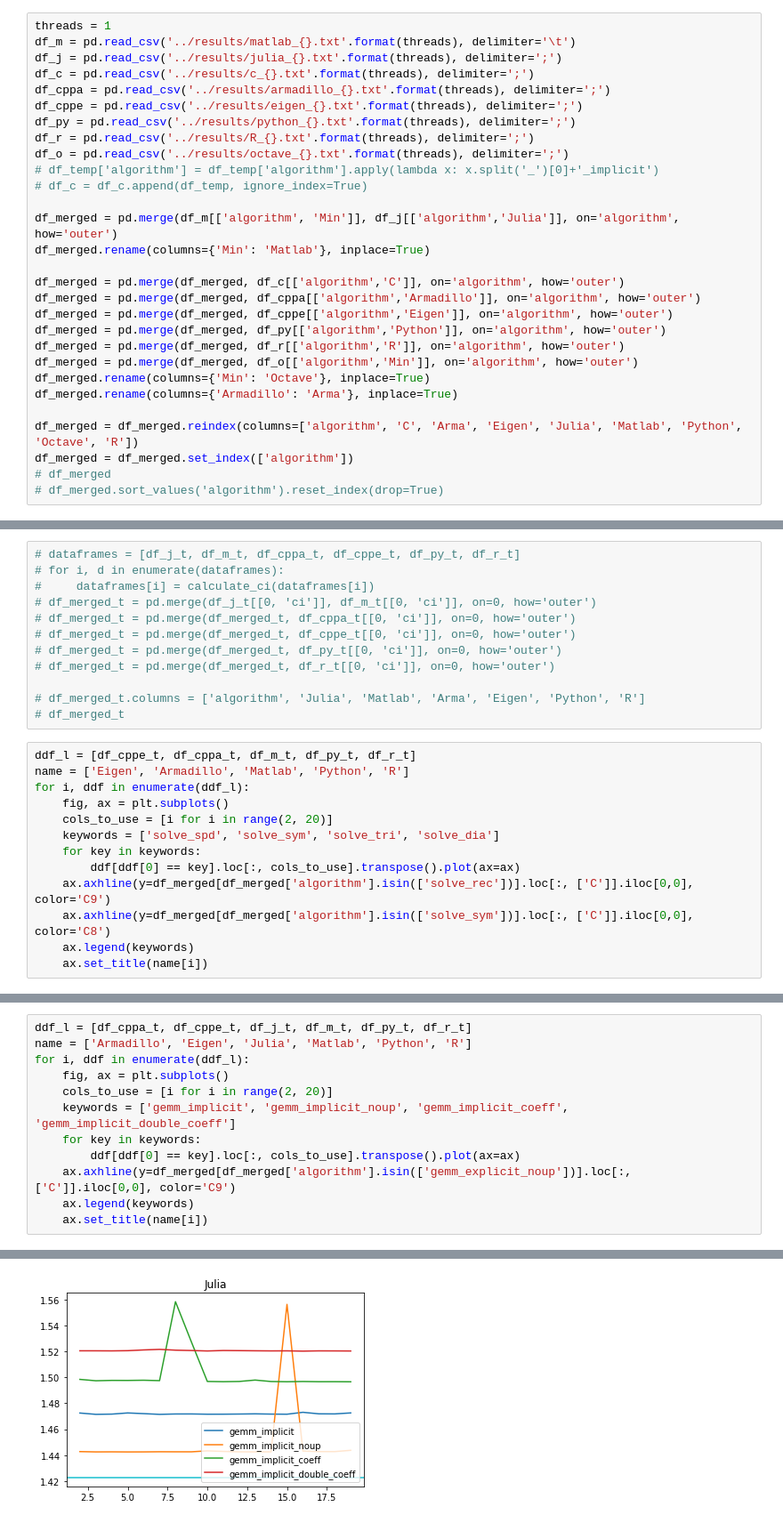
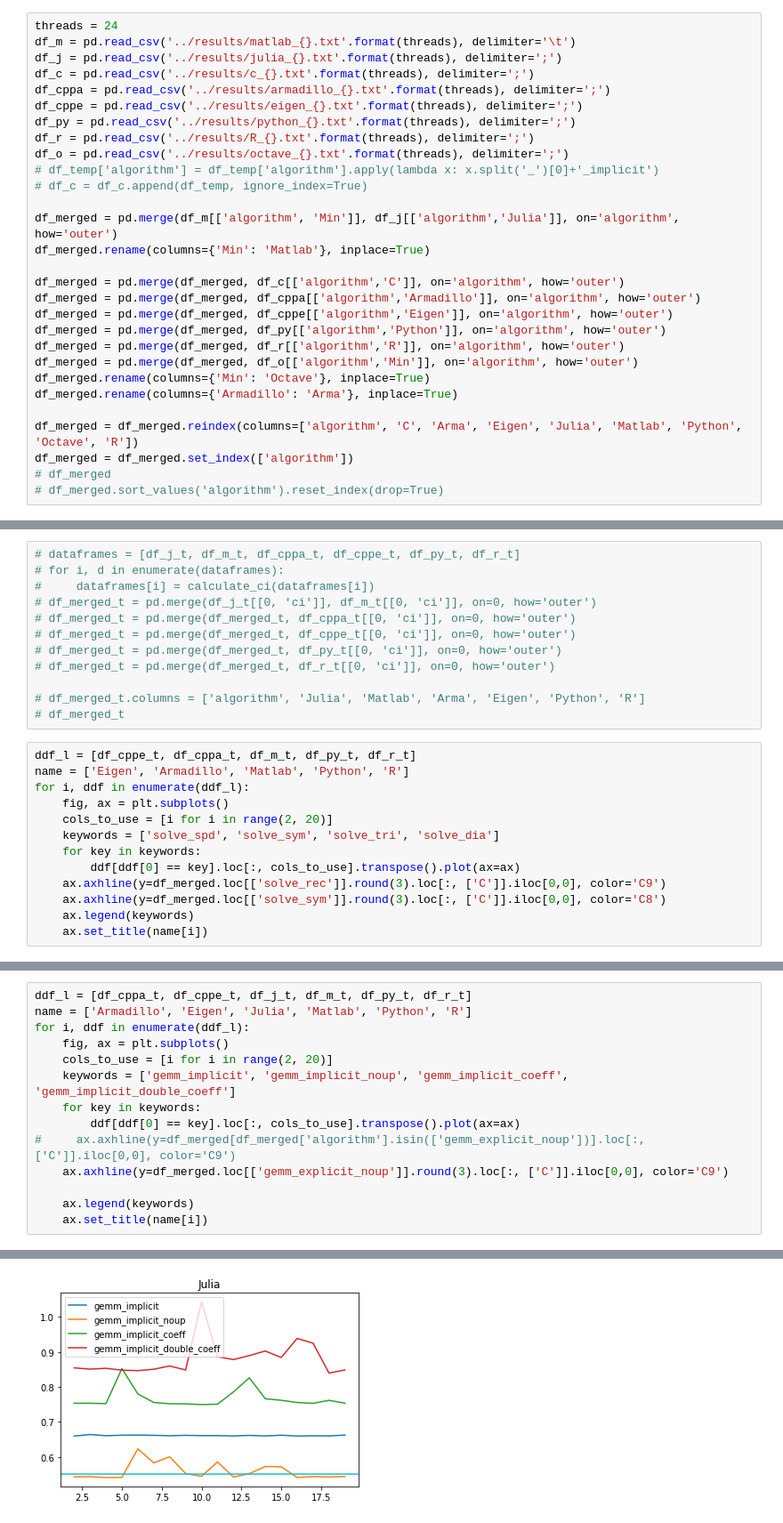
Before and after one commit to HPAC/LAMP_benchmark, a Jupyter notebook: scripts/process_data.ipynb, the cells around one changed output, grey strips where cells are left out. Shown: that part at 89% size. Cells and saved outputs as stored; diff of their text form.

```diff
--- a/scripts/process_data.ipynb
+++ b/scripts/process_data.ipynb
@@ -40,7 +40,7 @@ def calculate_ci(df):
 
     return df
 # %%
-threads = 1
+threads = 24
 df_m = pd.read_csv('../results/matlab_{}.txt'.format(threads), delimiter='\t')
 df_j = pd.read_csv('../results/julia_{}.txt'.format(threads), delimiter=';')
 df_c = pd.read_csv('../results/c_{}.txt'.format(threads), delimiter=';')
@@ -223,8 +224,8 @@ for i, ddf in enumerate(ddf_l):
     keywords = ['solve_spd', 'solve_sym', 'solve_tri', 'solve_dia']
     for key in keywords:
         ddf[ddf[0] == key].loc[:, cols_to_use].transpose().plot(ax=ax)
-    ax.axhline(y=df_merged[df_merged['algorithm'].isin(['solve_rec'])].loc[:, ['C']].iloc[0,0], color='C9')
-    ax.axhline(y=df_merged[df_merged['algorithm'].isin(['solve_sym'])].loc[:, ['C']].iloc[0,0], color='C8')
+    ax.axhline(y=df_merged.loc[['solve_rec']].round(3).loc[:, ['C']].iloc[0,0], color='C9')
+    ax.axhline(y=df_merged.loc[['solve_sym']].round(3).loc[:, ['C']].iloc[0,0], color='C8')
     ax.legend(keywords)
     ax.set_title(name[i])
 # %% [output]
@@ -242,7 +243,9 @@ for i, ddf in enumerate(ddf_l):
     keywords = ['gemm_implicit', 'gemm_implicit_noup', 'gemm_implicit_coeff', 'gemm_implicit_double_coeff']
     for key in keywords:
         ddf[ddf[0] == key].loc[:, cols_to_use].transpose().plot(ax=ax)
-    ax.axhline(y=df_merged[df_merged['algorithm'].isin(['gemm_explicit_noup'])].loc[:, ['C']].iloc[0,0], color='C9')
+#     ax.axhline(y=df_merged[df_merged['algorithm'].isin(['gemm_explicit_noup'])].loc[:, ['C']].iloc[0,0], color='C9')
+    ax.axhline(y=df_merged.loc[['gemm_explicit_noup']].round(3).loc[:, ['C']].iloc[0,0], color='C9')
+
     ax.legend(keywords)
     ax.set_title(name[i])
 # %% [output]
@@ -251 +254 @@ for i, ddf in enumerate(ddf_l):
-[figure, old version]
+[figure, new version]
```
Also changed, not shown: parts of 14 cells of this notebook.
